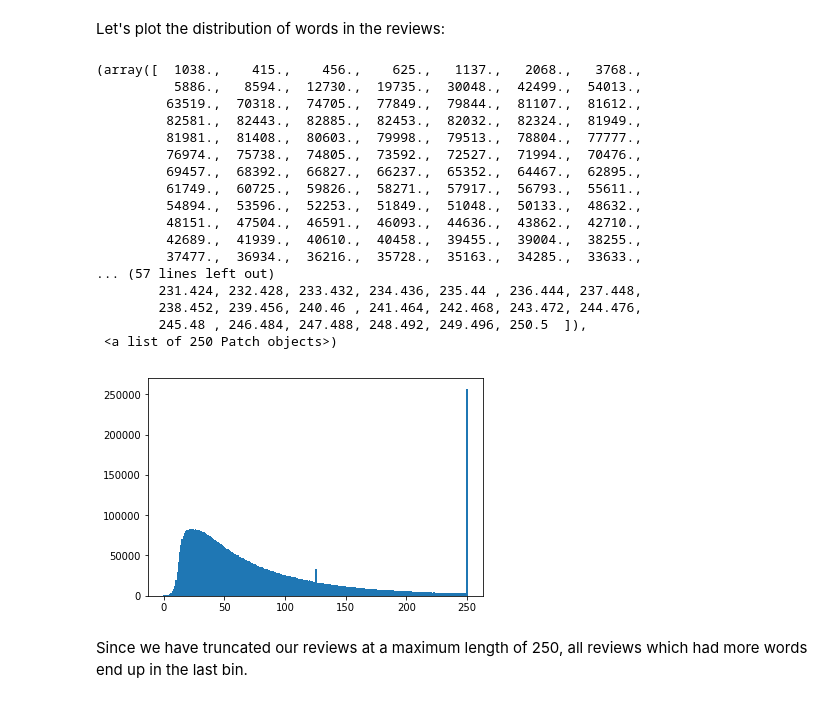
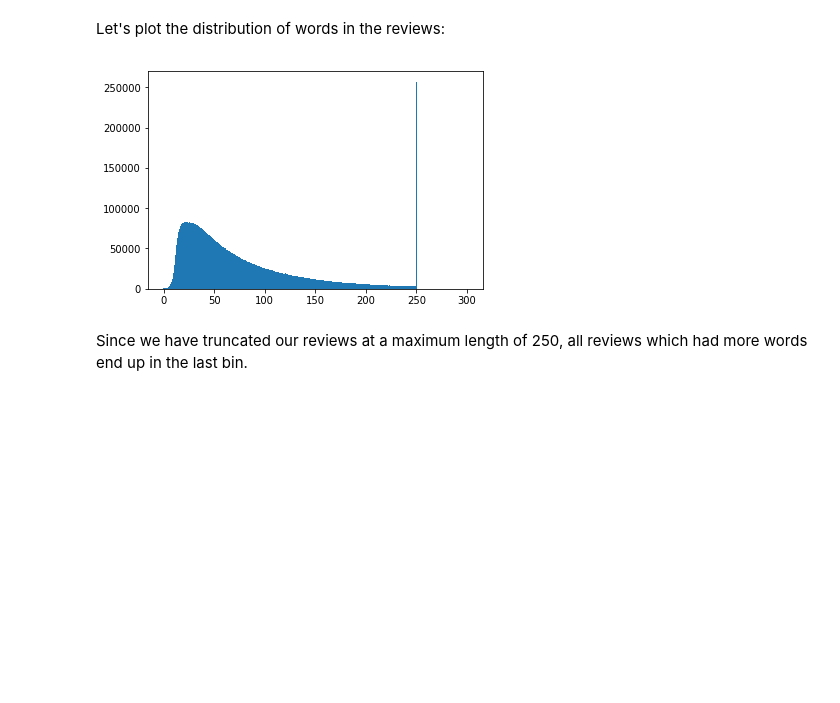
Before and after one commit to cbernet/maldives, a Jupyter notebook: yelp/analysis.ipynb, the cells around one changed output. Drawn from its saved outputs; the diff is of its cells as text; code cells hidden in the pictures; blank space fills up the shorter version.

Commit message:
reviewed analysis

```diff
--- a/yelp/analysis.ipynb
+++ b/yelp/analysis.ipynb
@@ -57,27 +57,13 @@ For what we want to do next, we load the whole dataset in memory, it's going to
 d = d[:]
 # %% [markdown]
 Let's plot the distribution of words in the reviews:
-# %%
-plt.hist(np.count_nonzero(d[:,4:], axis=1), range=(-0.5, 250.5), bins=250)
-# %% [output]
-(array([  1038.,    415.,    456.,    625.,   1137.,   2068.,   3768.,
-          5886.,   8594.,  12730.,  19735.,  30048.,  42499.,  54013.,
-         63519.,  70318.,  74705.,  77849.,  79844.,  81107.,  81612.,
-         82581.,  82443.,  82885.,  82453.,  82032.,  82324.,  81949.,
-         81981.,  81408.,  80603.,  79998.,  79513.,  78804.,  77777.,
-         76974.,  75738.,  74805.,  73592.,  72527.,  71994.,  70476.,
-         69457.,  68392.,  66827.,  66237.,  65352.,  64467.,  62895.,
-         61749.,  60725.,  59826.,  58271.,  57917.,  56793.,  55611.,
-         54894.,  53596.,  52253.,  51849.,  51048.,  50133.,  48632.,
-         48151.,  47504.,  46591.,  46093.,  44636.,  43862.,  42710.,
-         42689.,  41939.,  40610.,  40458.,  39455.,  39004.,  38255.,
-         37477.,  36934.,  36216.,  35728.,  35163.,  34285.,  33633.,
-... (57 lines left out)
-        231.424, 232.428, 233.432, 234.436, 235.44 , 236.444, 237.448,
-        238.452, 239.456, 240.46 , 241.464, 242.468, 243.472, 244.476,
-        245.48 , 246.484, 247.488, 248.492, 249.496, 250.5  ]),
- <a list of 250 Patch objects>)
-[figure, removed]
+# %%
+reviews = d[:,4:]
+word_counts = np.count_nonzero(reviews, axis=1)
+# the assignment to _ avoids a long useless printout
+_ = plt.hist(word_counts,range=(-0.5,300.5),bins=301)
+# %% [output]
+[figure, added]
 # %% [markdown]
 Since we have truncated our reviews at a maximum length of 250, all reviews which had more words end up in the last bin.
 # %% [markdown]
```
Also changed, not shown: parts of 11 cells of this notebook.
